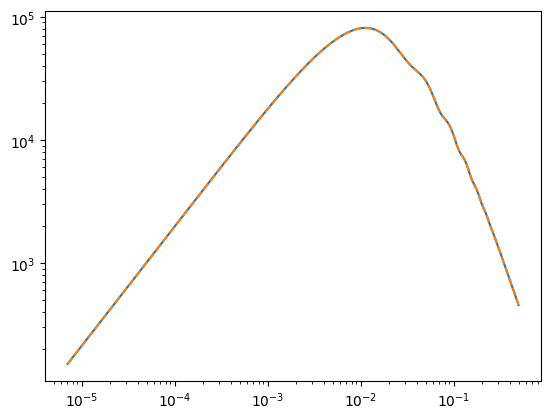
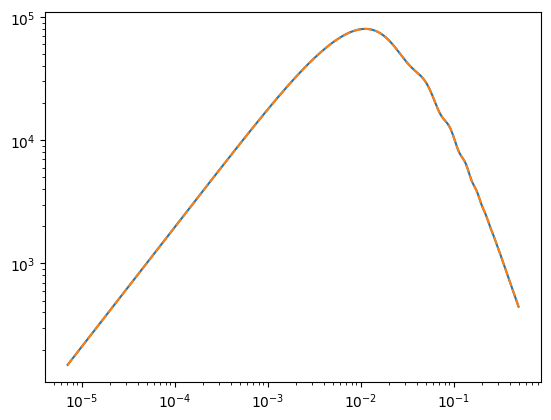
The notebook cell's code change between the first figure and the second:
--- before
+++ after
@@ -1,5 +1,6 @@
-class_pk = np.vectorize(class_lcdm.pk)(label[1], 0.)
+class_pk = np.vectorize(class_lcdm.pk_cb)(label[1], 0.)
 plt.loglog(label[1], class_pk)
-plt.loglog(label[1], data[3], "--")
+#plt.loglog(label[1], data[3], "--")
+plt.loglog(label[1], model.SS.Pk_cb(label[1], 0., PT, params), "--")
 #plt.xlim((0.25, 0.3))
 plt.show()

Commit: Added total matter power spectrum vs. Baryon DarkMatter power spectrum